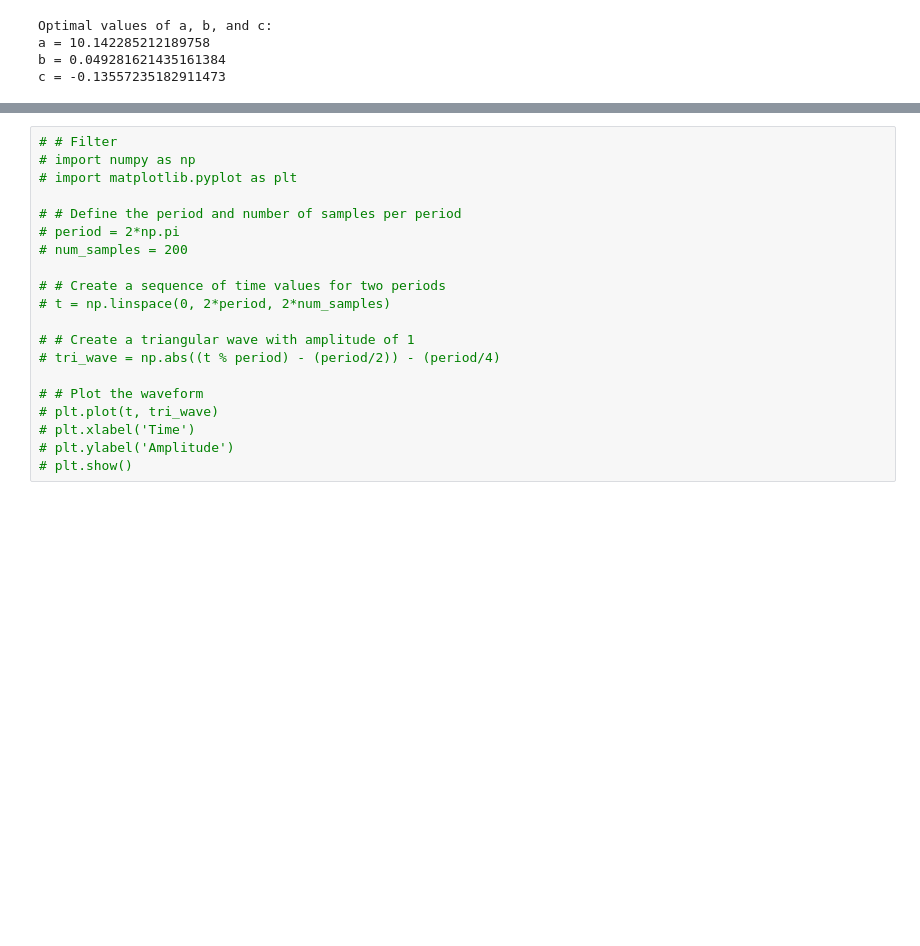
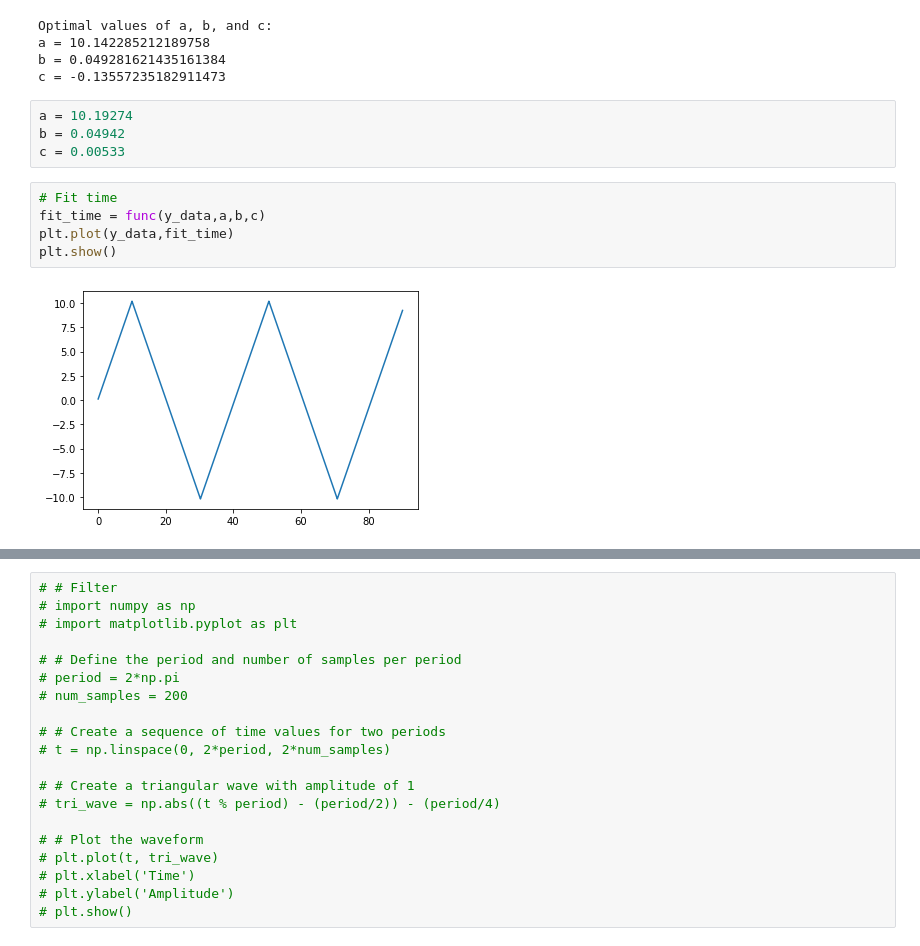
Before and after one commit to jamesleocodes/eye_movement, a Jupyter notebook: gain/gain_calc.ipynb, the cells around one changed output, grey strips where cells are left out. Saved outputs shown, nothing was run; the diff lists cells and outputs as text; blank space fills up the shorter version.

```diff
--- a/gain/gain_calc.ipynb
+++ b/gain/gain_calc.ipynb
@@ -200,3 +256,14 @@ Optimal values of a, b, and c:
 a = 10.142285212189758
 b = 0.049281621435161384
 c = -0.13557235182911473
+# %%
+a = 10.19274
+b = 0.04942
+c = 0.00533
+# %%
+# Fit time
+fit_time = func(y_data,a,b,c)
+plt.plot(y_data,fit_time)
+plt.show()
+# %% [output]
+[figure, added]
```
Also changed, not shown: parts of 31 cells of this notebook, 3 other files.
